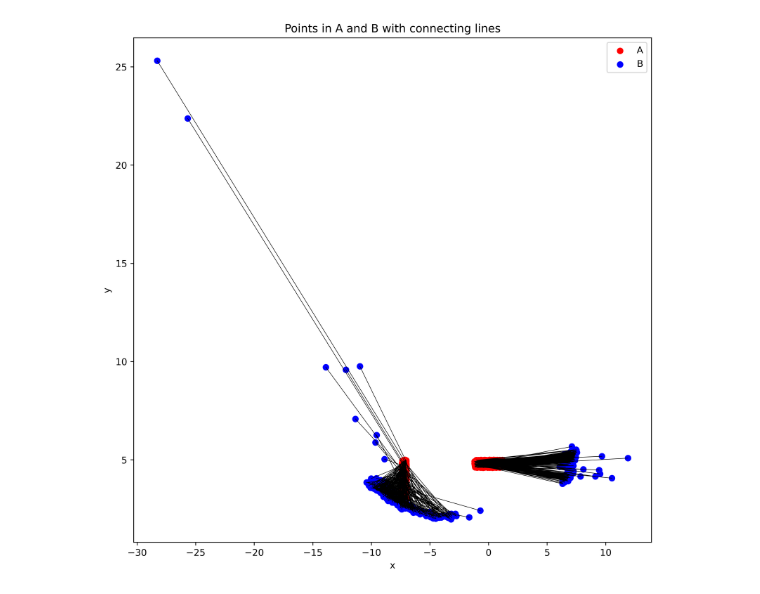
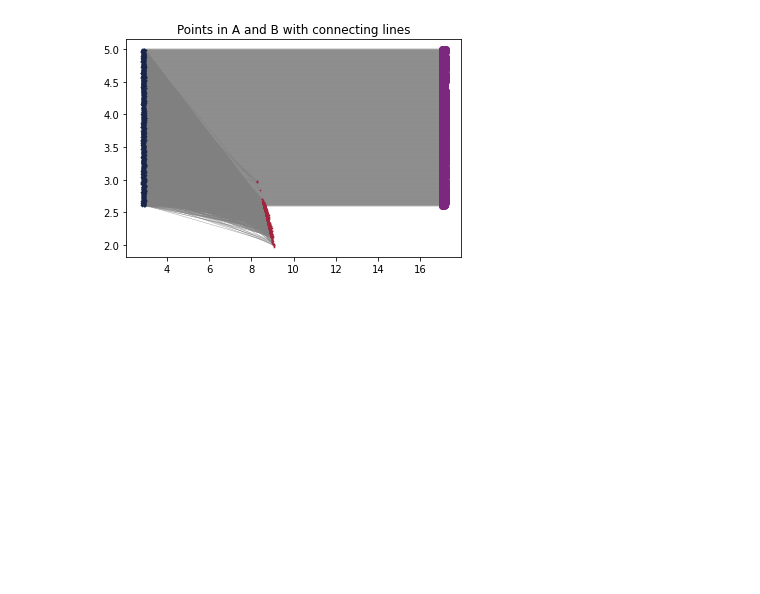
Before and after one commit to JavaZeroo/scones-synthetic, a Jupyter notebook: tools/test_model.ipynb, the cells around one changed output. Cells and saved outputs as stored; diff of their text form; code cells hidden in the pictures; blank space fills up the shorter version.

```diff
--- a/tools/test_model.ipynb
+++ b/tools/test_model.ipynb
@@ -81,6 +94,7 @@ class DiagonalMatching:
 # %%
-cnf.source_dist = DiagonalMatching(n_samples=cnf.scones_samples_per_source, mode='initial')
-cnf.target_dist = DiagonalMatching(n_samples=cnf.scones_samples_per_source, mode='final')
+from  diagonal_matching import DiagonalMatching
+cnf.source_dist = DiagonalMatching(n_samples=cnf.scones_samples_per_source, mode='initial',easy=True)
+cnf.target_dist = DiagonalMatching(n_samples=cnf.scones_samples_per_source, mode='final', easy=True)
 # %%
 cpat = init_cpat(cnf)
 
@@ -141,7 +129,7 @@ Covariance:
 scones = SCONES(cpat, score, bproj, cnf)
 
 # Sample and test the model
-n_samples = 1200
+n_samples = 2000
 Xs = cnf.source_dist.rvs(size=(n_samples,))
 Xs_th = torch.FloatTensor(Xs).to(cnf.device)
 
@@ -185,21 +176,39 @@ scones_samples.shape
+# %%
+def plot_matchings(fig, t0_points, t1_points, projection=lambda x: x, **kwargs):
+    kwargs["color"] = kwargs.get("color", "gray")
+    kwargs["alpha"] = kwargs.get("alpha", .7)
+    # kwargs["lw"] = kwargs.get("lw", .2)
+    extended_coords = np.concatenate([projection(t0_points), projection(t1_points)], axis=1)
+    fig.plot(extended_coords[:,::2].T, extended_coords[:,1::2].T, zorder=0, **kwargs);
+
+from matplotlib.colors import LinearSegmentedColormap
+colors = ['#1A254B', '#114083', '#A7BED3', '#FFFFFF', '#F2545B', '#A4243B']
+bcmap = LinearSegmentedColormap.from_list('bcmap', colors, N=100)
 # %%
 # Generating random points for A and B
 A = Xs
 B = scones_samples[:,0,:]
-plt.figure( figsize=(10,10), dpi=500)
+# plt.figure( figsize=(10,10), dpi=500)
 # Plotting points in A and B
-plt.scatter(A[:, 0], A[:, 1], color='red', label='A')
-plt.scatter(B[:, 0], B[:, 1], color='blue', label='B')
+fig, ax = plt.subplots()
+ax.scatter(A[:, 0], A[:, 1], color=colors[0], label='A', s=0.5)
+ax.scatter(B[:, 0], B[:, 1], color=colors[-1], label='B', s=0.5)
+plot_matchings(ax, A, B, lw=.5)
 
-# Drawing lines from A to B
-for point_A, point_B in zip(A, B):
-    plt.plot([point_A[0], point_B[0]], [point_A[1], point_B[1]], color='black',linewidth=0.5 )
+# ax.scatter(*Xs.T, color="#330C2F", label="Source")
+ax.scatter(*cnf.target_dist.rvs(size=(n_samples,)).T, color="#7B287D", label="Target")
+plot_matchings(ax, Xs, cnf.target_dist.rvs(size=(n_samples,)), lw=.2)
 
-plt.legend()
-plt.xlabel('x')
-plt.ylabel('y')
-plt.title('Points in A and B with connecting lines')
-plt.savefig('arrow.jpg')
-plt.show()
+# ax.legend()
+# fig.xlabel('x')
+# fig.ylabel('y')
+ax.set_title('Points in A and B with connecting lines')
+run.log(
+    {
+        'fig': wandb.Image(fig)
+    }
+)
+fig.savefig('arrow.jpg')
+fig.show()
 # %% [output]
-[figure, old version]
+[figure, new version]
```
Also changed, not shown: parts of 8 cells of this notebook, 6 other files.
